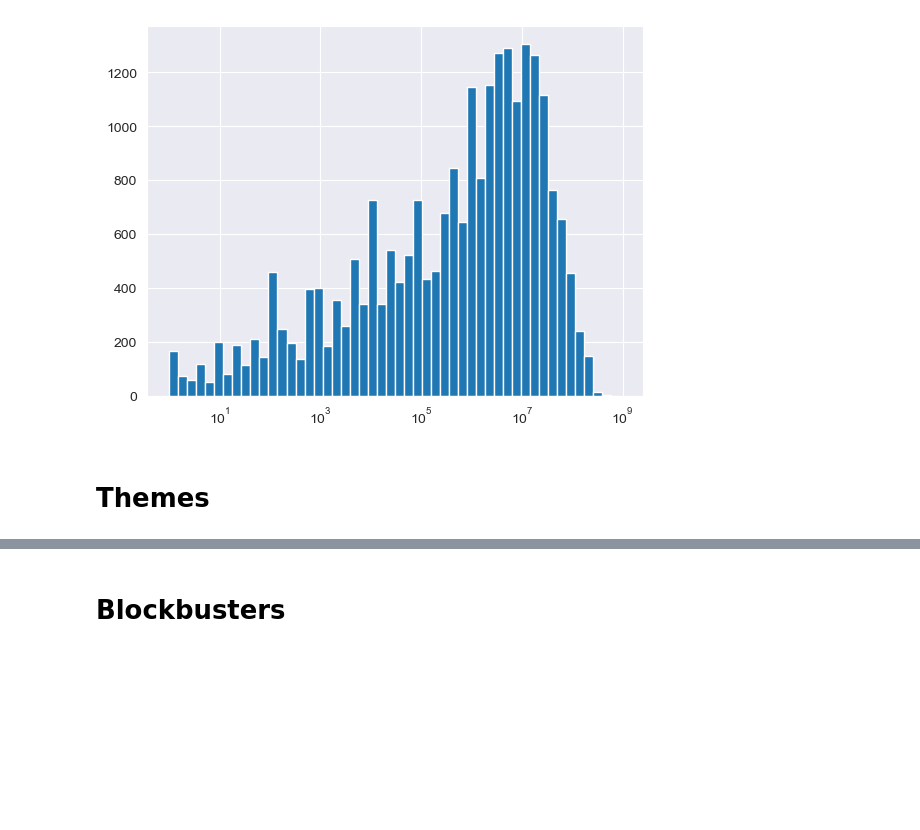
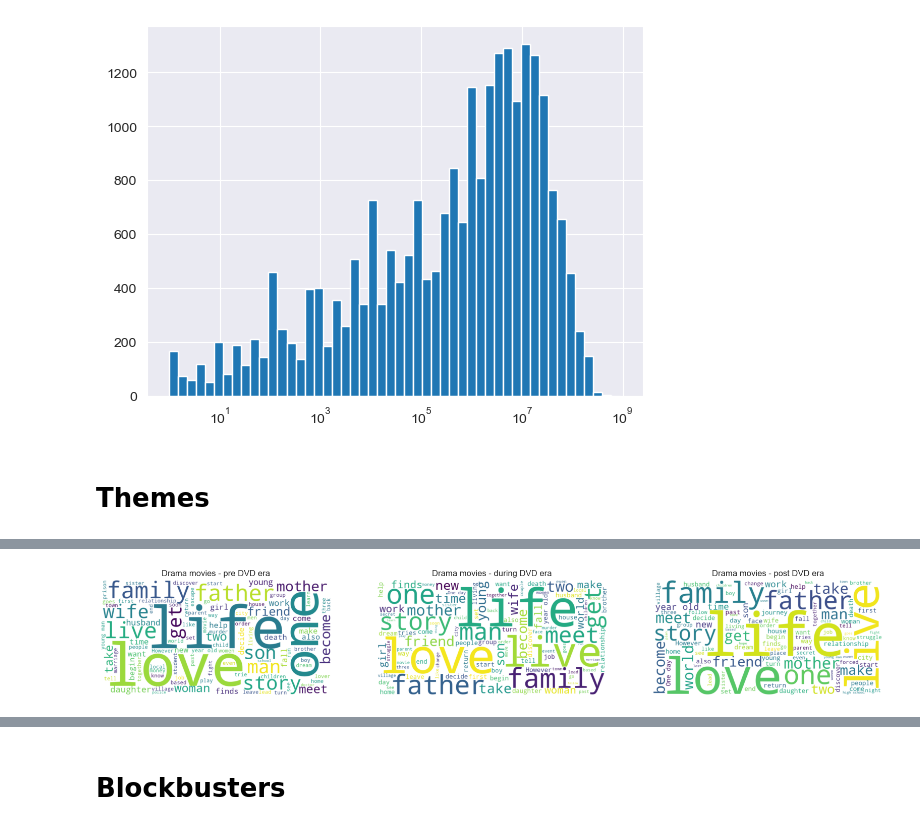
Before and after one commit to epfl-ada/ada-2024-project-databand, a Jupyter notebook: data_overview_CS.ipynb, the cells around one changed output, grey strips where cells are left out. Saved outputs shown, nothing was run; the diff lists cells and outputs as text; code cells hidden in the pictures; blank space fills up the shorter version.

```diff
--- a/data_overview_CS.ipynb
+++ b/data_overview_CS.ipynb
@@ -330,43 +329,3 @@ plot_loghist(df_tmdb[df_tmdb['budget'] > 0]['budget'], bins=50)
 [figure]
 # %% [markdown]
 # Themes
-# %%
-from wordcloud import WordCloud
-import nltk  # Note the spelling: nltk, not ntlk
-from nltk.corpus import stopwords
-import matplotlib.pyplot as plt
-
-# Download stopwords
-nltk.download('stopwords')
-stop_words = set(stopwords.words("english"))
-stop_words.update(['film'])
-def create_wordcloud(text, additional_stop_words):
-    new_stop_words = set(stopwords.words("english")).copy()
-    new_stop_words.update(additional_stop_words)
-    wordcloud = WordCloud(
-        width=800,
-        height=400,
-        background_color='white',
-        stopwords=new_stop_words,
-        max_words=100
-    ).generate(text)
-
-    return wordcloud
-
-def wordcloud_per_genre(df, genre, era, additional_stop_words):
-    year_texts = df[(df['genres'].apply(lambda x: genre in x)) &(df['dvd_era'] == era)]['overview'].str.cat(sep=' ')
-
-    if not year_texts:
-        print(f"No movies found")
-        return
-
-    # Create wordcloud
-    wordcloud = create_wordcloud(year_texts, additional_stop_words)
-    return wordcloud
-
-def plot_wordcloud_for_year(wordcloud, genre, era):
-    plt.figure(figsize=(15, 8))
-    plt.imshow(wordcloud, interpolation='bilinear')
-    plt.axis('off')
-    plt.title(f'Word Cloud for {genre} in {era} DVD era')
-    plt.show()
@@ -417,0 +338,5 @@ plt.show()
+# %%
+wcs = wordcloud_per_genre(df_tmdb, 'Drama', [])
+plot_wordclouds_per_genre(wcs, 'Drama')
+# %% [output]
+[figure, added]
```
Also changed, not shown: parts of 15 cells of this notebook, 5 other files.
